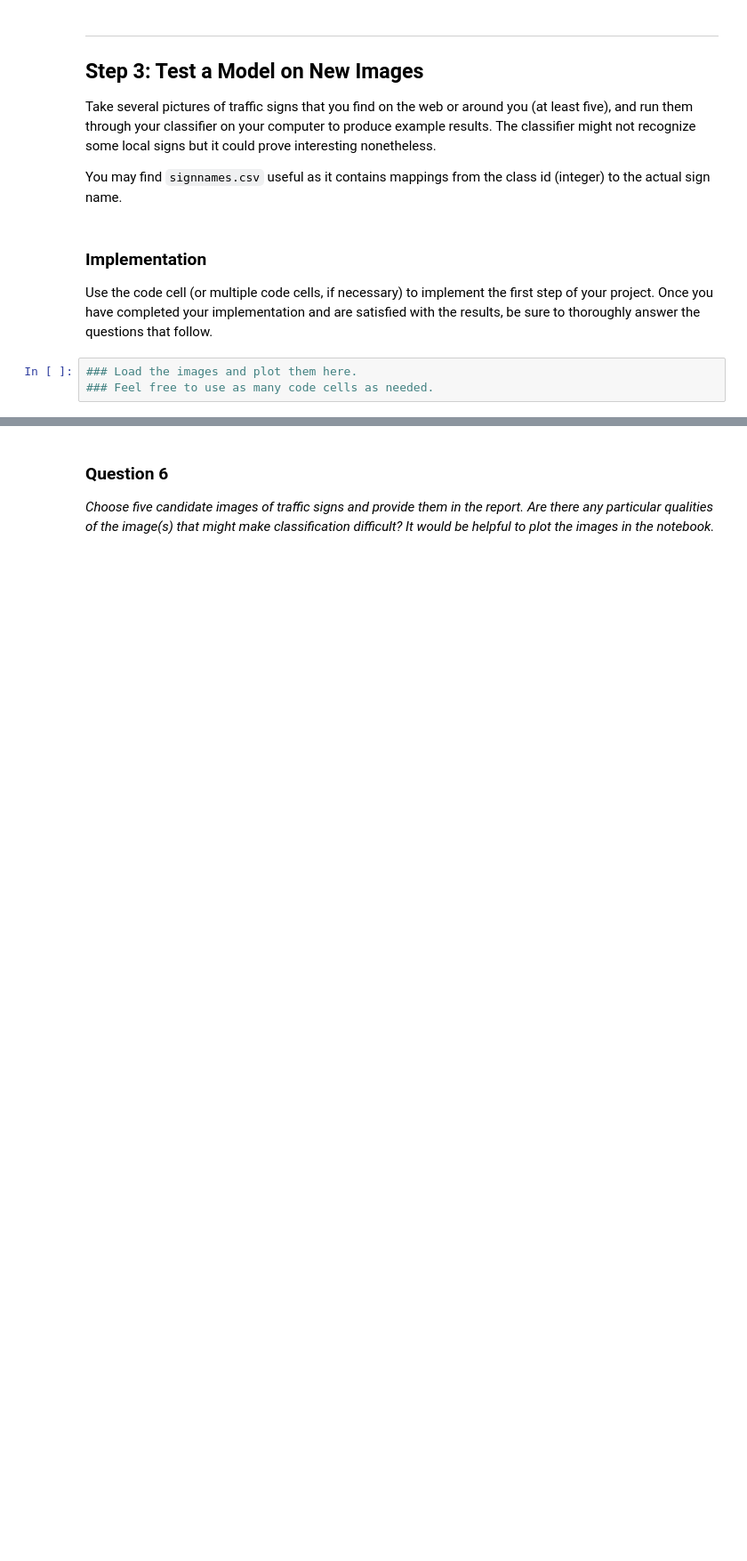
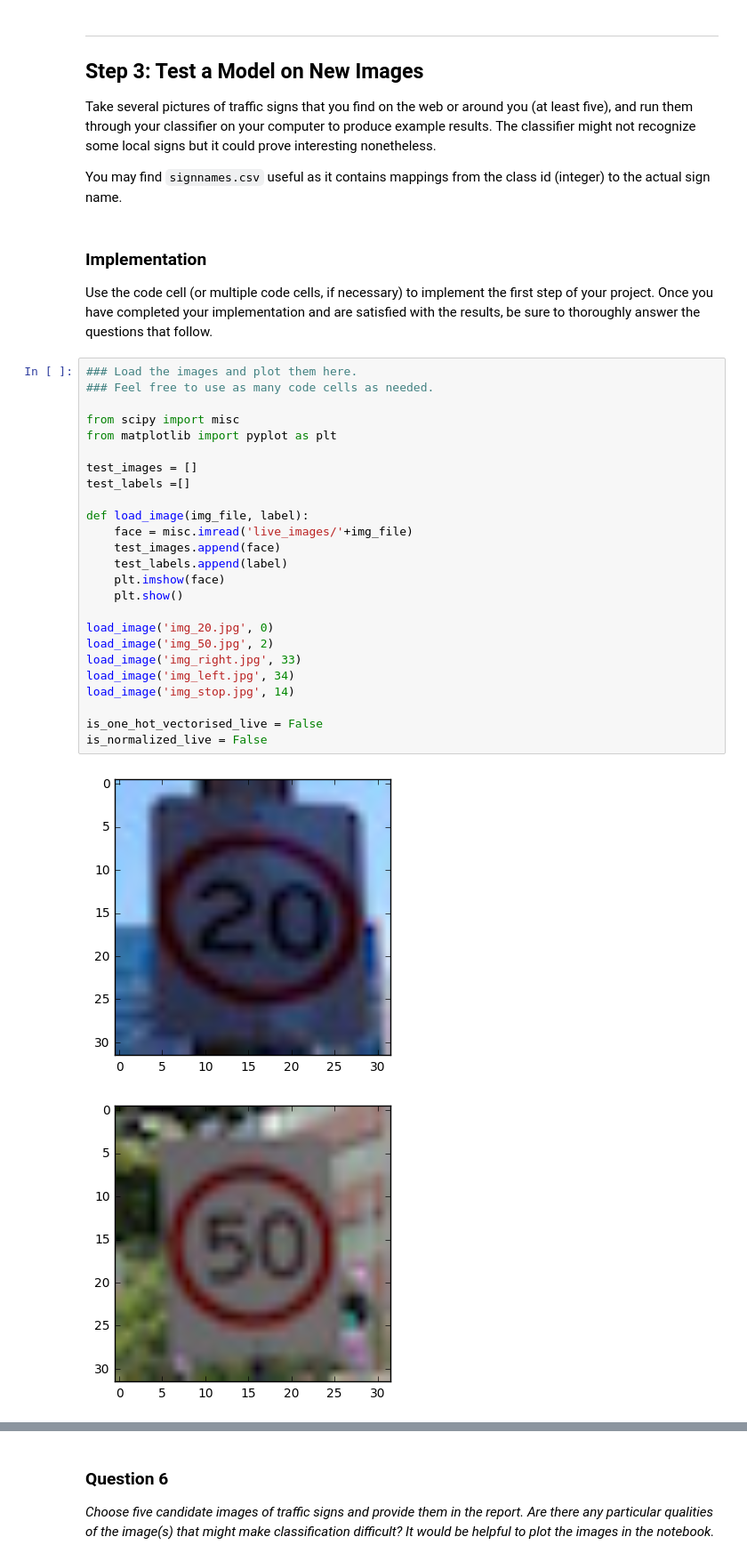
Before and after one commit to anupriyachhabra/traffic-signs, a Jupyter notebook: Traffic_Signs_Recognition.ipynb, the cells around one changed output, grey strips where cells are left out. Shown at 89% size. Saved outputs shown, nothing was run; the diff lists cells and outputs as text; blank space fills up the shorter version.

Commit message:
live images

```diff
--- a/Traffic_Signs_Recognition.ipynb
+++ b/Traffic_Signs_Recognition.ipynb
@@ -398,6 +394,31 @@ You may find `signnames.csv` useful as it contains mappings from the class id (i
 ### Implementation
 
 Use the code cell (or multiple code cells, if necessary) to implement the first step of your project. Once you have completed your implementation and are satisfied with the results, be sure to thoroughly answer the questions that follow.
-# %%
-### Load the images and plot them here.
-### Feel free to use as many code cells as needed.
+# %%
+### Load the images and plot them here.
+### Feel free to use as many code cells as needed.
+
+from scipy import misc
+from matplotlib import pyplot as plt
+
+test_images = []
+test_labels =[]
+
+def load_image(img_file, label):
+    face = misc.imread('live_images/'+img_file)
+    test_images.append(face)
+    test_labels.append(label)
+    plt.imshow(face)
+    plt.show()
+
+load_image('img_20.jpg', 0)
+load_image('img_50.jpg', 2)
+load_image('img_right.jpg', 33)
+load_image('img_left.jpg', 34)
+load_image('img_stop.jpg', 14)
+
+is_one_hot_vectorised_live = False
+is_normalized_live = False
+# %% [output]
+[figure, added]
+[figure, added]
```
Also changed, not shown: parts of 6 cells of this notebook, 6 other files.
